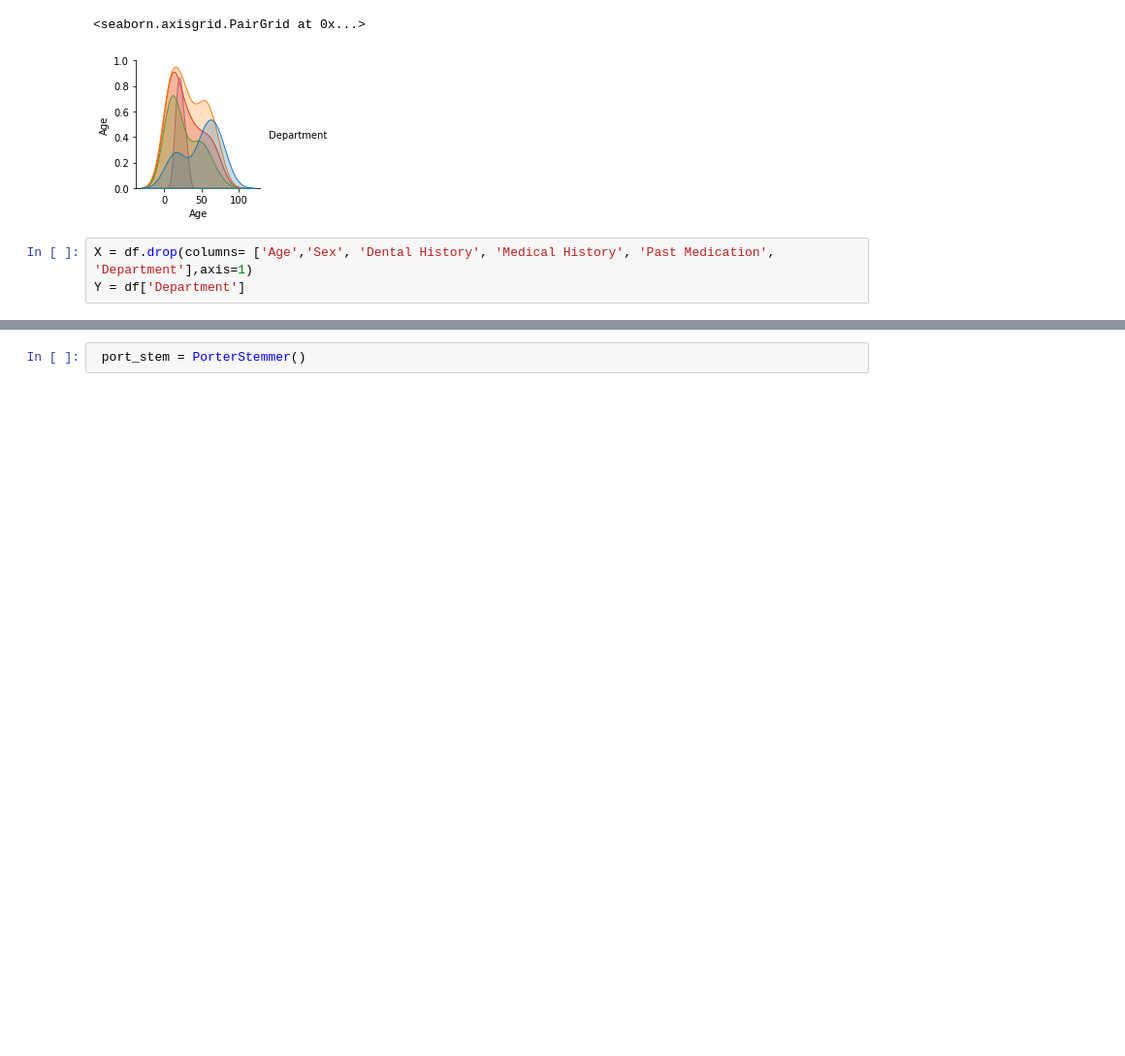
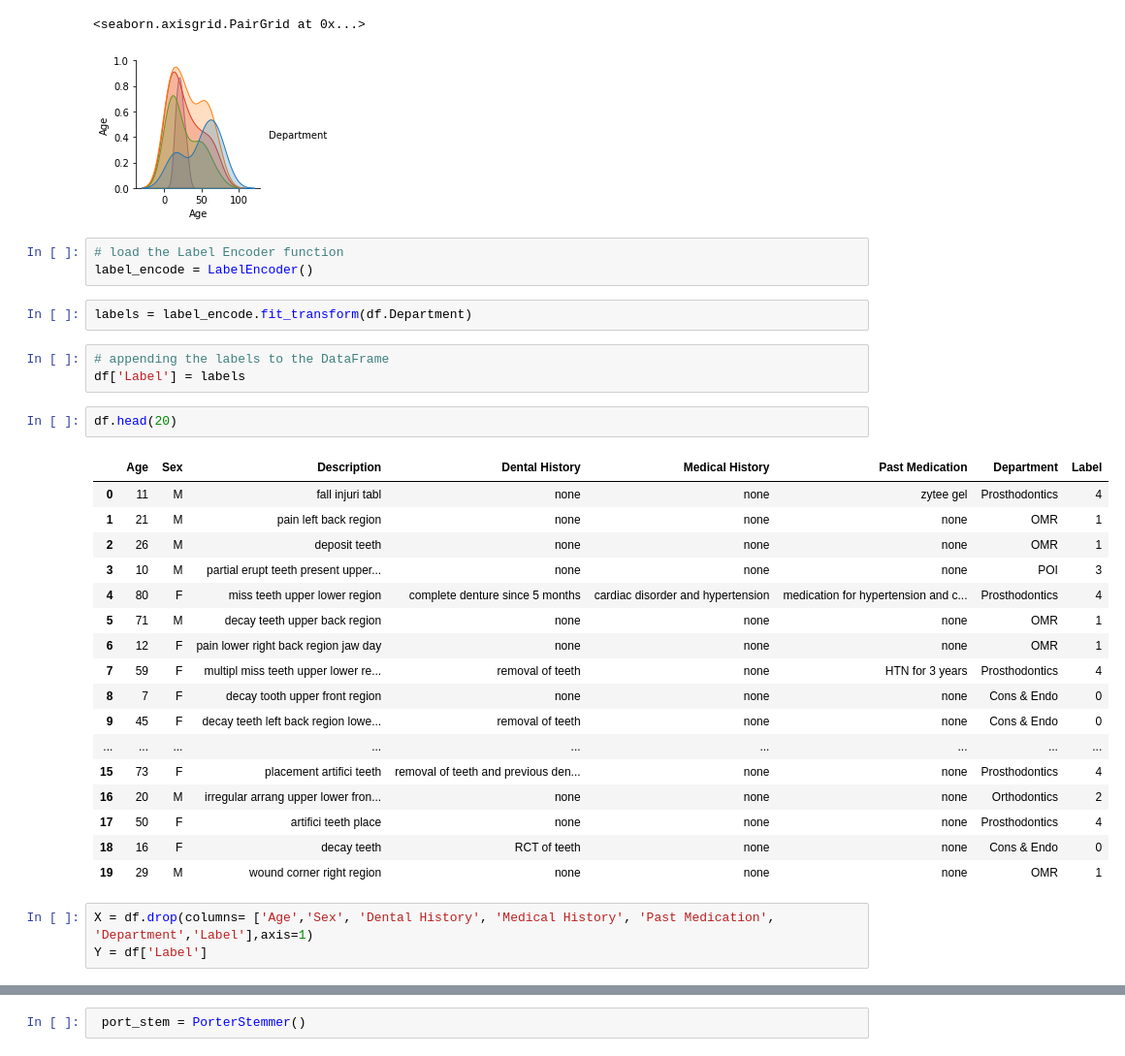
Before and after one commit to melinashk/ai-health-project, a Jupyter notebook: Artificial_Intelligence_Project.ipynb, the cells around one changed output, grey strips where cells are left out. Shown at 97% size. Cells and saved outputs as stored; diff of their text form; blank space fills up the shorter version.

```diff
--- a/Artificial_Intelligence_Project.ipynb
+++ b/Artificial_Intelligence_Project.ipynb
@@ -163,9 +144,37 @@ sns.pairplot(df,hue='Department')
 # %% [output]
 <seaborn.axisgrid.PairGrid at 0x...>
 [figure]
+# %%
+# load the Label Encoder function
+label_encode = LabelEncoder()
+# %%
+labels = label_encode.fit_transform(df.Department)
+# %%
+# appending the labels to the DataFrame
+df['Label'] = labels
+# %%
+df.head(20)
+# %% [output]
+|  | Age | Sex | Description | Dental History | Medical History | Past Medication | Department | Label |
+| 0 | 11 | M | fall injuri tabl | none | none | zytee gel | Prosthodontics | 4 |
+| 1 | 21 | M | pain left back region | none | none | none | OMR | 1 |
+| 2 | 26 | M | deposit teeth | none | none | none | OMR | 1 |
+| 3 | 10 | M | partial erupt teeth present upper... | none | none | none | POI | 3 |
+| 4 | 80 | F | miss teeth upper lower region | complete denture since 5 months | cardiac disorder and hypertension | medication for hypertension and c... | Prosthodontics | 4 |
+| 5 | 71 | M | decay teeth upper back region | none | none | none | OMR | 1 |
+| 6 | 12 | F | pain lower right back region jaw day | none | none | none | OMR | 1 |
+| 7 | 59 | F | multipl miss teeth upper lower re... | removal of teeth | none | HTN for 3 years | Prosthodontics | 4 |
+| 8 | 7 | F | decay tooth upper front region | none | none | none | Cons & Endo | 0 |
+| 9 | 45 | F | decay teeth left back region lowe... | removal of teeth | none | none | Cons & Endo | 0 |
+| ... | ... | ... | ... | ... | ... | ... | ... | ... |
+| 15 | 73 | F | placement artifici teeth | removal of teeth and previous den... | none | none | Prosthodontics | 4 |
+| 16 | 20 | M | irregular arrang upper lower fron... | none | none | none | Orthodontics | 2 |
+| 17 | 50 | F | artifici teeth place | none | none | none | Prosthodontics | 4 |
+| 18 | 16 | F | decay teeth | RCT of teeth | none | none | Cons & Endo | 0 |
+| 19 | 29 | M | wound corner right region | none | none | none | OMR | 1 |
 # %%
-X = df.drop(columns= ['Age','Sex', 'Dental History', 'Medical History', 'Past Medication', 'Department'],axis=1)
-Y = df['Department']
+X = df.drop(columns= ['Age','Sex', 'Dental History', 'Medical History', 'Past Medication', 'Department','Label'],axis=1)
+Y = df['Label']
 # %%
 print(X)
 # %% [output]
```
Also changed, not shown: parts of 8 cells of this notebook.
